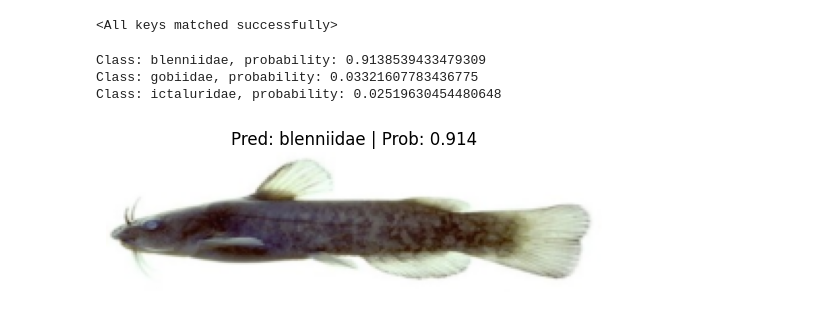
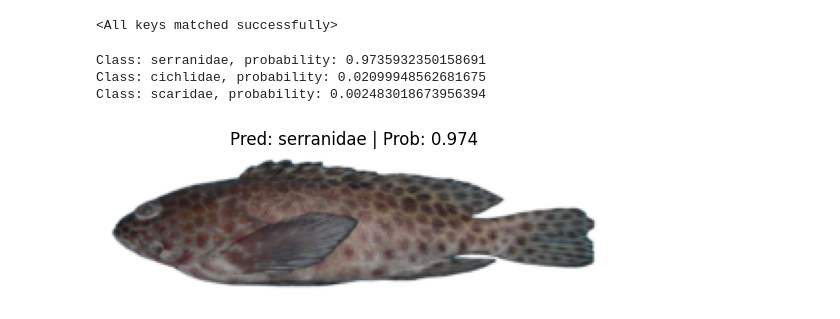
Before and after one commit to Giu27/ecowave, a Jupyter notebook: main.ipynb, the cells around one changed output. Cells and saved outputs as stored; diff of their text form; code cells hidden in the pictures.

```diff
--- a/main.ipynb
+++ b/main.ipynb
@@ -381,35 +335,35 @@ def pred_and_plot_image(model: torch.nn.Module,
     model.to(device)
 
     #Turn on model evaluation mode and inference mode
     model.eval()
     with torch.inference_mode():
         target_image = target_image.unsqueeze(dim=0)
         target_image_pred = model(target_image.to(device))
     target_image_pred_probs = torch.softmax(target_image_pred, dim=1)
 
     target_image_pred_label = torch.argmax(target_image_pred_probs, dim=1)
     topk_results = torch.topk(target_image_pred_probs,k=3)
 
     top_probabilies = topk_results.values
     top_indices = topk_results.indices
 
     for i in range(3):
         index = top_indices[0][i].item()
         label = class_names[index]
         probability = top_probabilies[0][i].item()
         print(f"Class: {label}, probability: {probability}")
 
     plt.imshow(target_image.squeeze().permute(1, 2, 0))
     if class_names:
         title = f"Pred: {class_names[target_image_pred_label.cpu()]} | Prob: {target_image_pred_probs.max().cpu():.3f}"
     else:
         title = f"Pred: {target_image_pred_label} | Prob: {target_image_pred_probs.max().cpu():.3f}"
     plt.title(title)
     plt.axis(False)
 
-pred_and_plot_image(model,"ictaluridae.jpg",classes,toTensorTransform,device)
+pred_and_plot_image(model,"serranidae.jpg",classes,toTensorTransform,device)
 # %% [output]
-Class: blenniidae, probability: 0.9138539433479309
-Class: gobiidae, probability: 0.03321607783436775
-Class: ictaluridae, probability: 0.02519630454480648
+Class: serranidae, probability: 0.9735932350158691
+Class: cichlidae, probability: 0.02099948562681675
+Class: scaridae, probability: 0.002483018673956394
-[figure, old version]
+[figure, new version]
```
Also changed, not shown: parts of 2 cells of this notebook, 2 other files.
